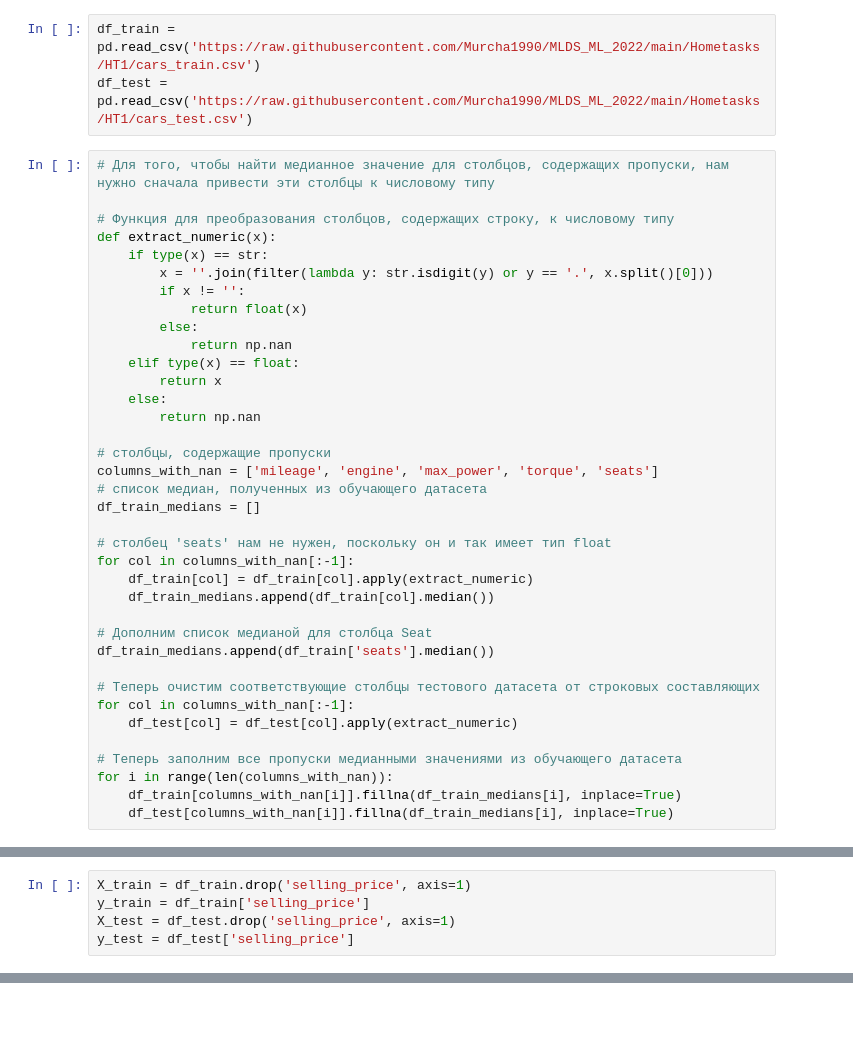
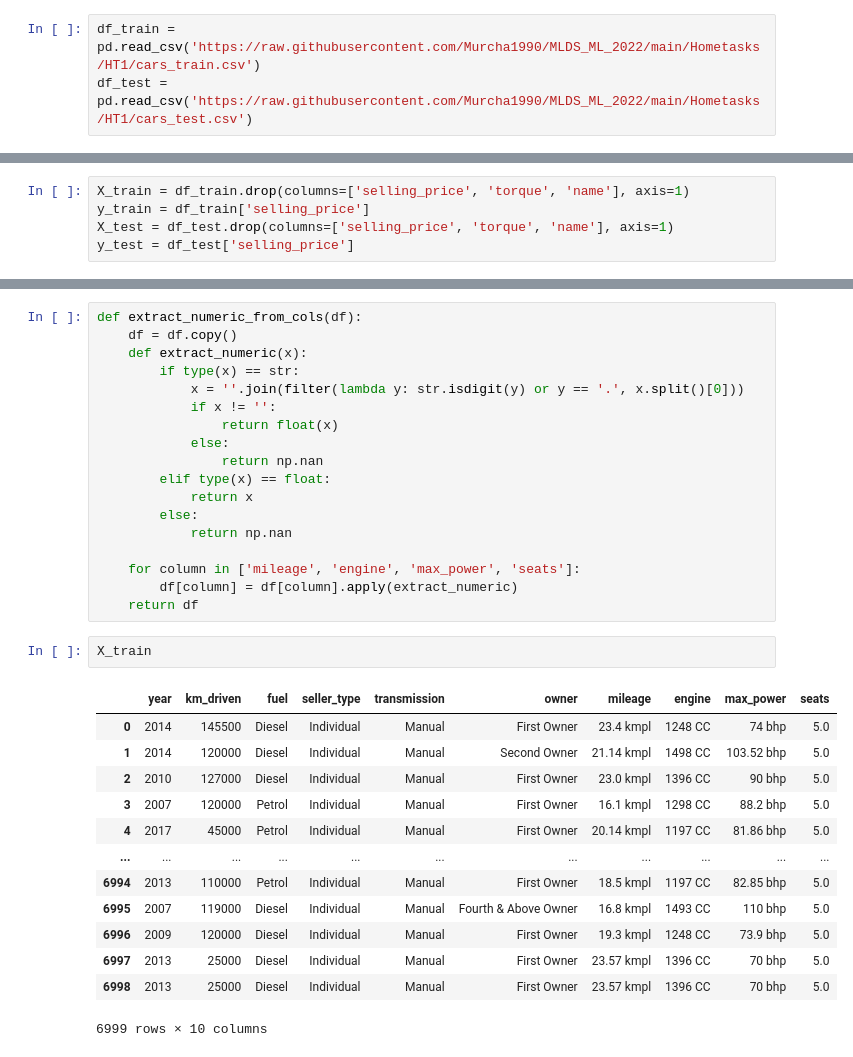
Before and after one commit to Neuralist88/HSE_AI_ML_course_hw_01, a Jupyter notebook: custom_pipeline.ipynb, the cells around one changed output, grey strips where cells are left out. Cells and saved outputs as stored; diff of their text form; blank space fills up the shorter version.

```diff
--- a/custom_pipeline.ipynb
+++ b/custom_pipeline.ipynb
@@ -51,40 +20,3 @@ class CustomTransformer(BaseEstimator, TransformerMixin):
 # %%
 df_train = pd.read_csv('https://raw.githubusercontent.com/Murcha1990/MLDS_ML_2022/main/Hometasks/HT1/cars_train.csv')
 df_test = pd.read_csv('https://raw.githubusercontent.com/Murcha1990/MLDS_ML_2022/main/Hometasks/HT1/cars_test.csv')
-# %%
-# Для того, чтобы найти медианное значение для столбцов, содержащих пропуски, нам нужно сначала привести эти столбцы к числовому типу
-
-# Функция для преобразования столбцов, содержащих строку, к числовому типу
-def extract_numeric(x):
-    if type(x) == str:
-        x = ''.join(filter(lambda y: str.isdigit(y) or y == '.', x.split()[0]))
-        if x != '':
-            return float(x)
-        else:
-            return np.nan
-    elif type(x) == float:
-        return x
-    else:
-        return np.nan
-
-# столбцы, содержащие пропуски
-columns_with_nan = ['mileage', 'engine', 'max_power', 'torque', 'seats']
-# список медиан, полученных из обучающего датасета
-df_train_medians = []
-
-# столбец 'seats' нам не нужен, поскольку он и так имеет тип float
-for col in columns_with_nan[:-1]:
-    df_train[col] = df_train[col].apply(extract_numeric)
-    df_train_medians.append(df_train[col].median())
-
-# Дополним список медианой для столбца Seat
-df_train_medians.append(df_train['seats'].median())
-
-# Теперь очистим соответствующие столбцы тестового датасета от строковых составляющих
-for col in columns_with_nan[:-1]:
-    df_test[col] = df_test[col].apply(extract_numeric)
-
-# Теперь заполним все пропуски медианными значениями из обучающего датасета
-for i in range(len(columns_with_nan)):
-    df_train[columns_with_nan[i]].fillna(df_train_medians[i], inplace=True)
-    df_test[columns_with_nan[i]].fillna(df_train_medians[i], inplace=True)
@@ -104,5 +23,5 @@ For example, when doing 'df[col].method(value, inplace=True)', try using 'df.met
 # %%
-X_train = df_train.drop('selling_price', axis=1)
+X_train = df_train.drop(columns=['selling_price', 'torque', 'name'], axis=1)
 y_train = df_train['selling_price']
-X_test = df_test.drop('selling_price', axis=1)
+X_test = df_test.drop(columns=['selling_price', 'torque', 'name'], axis=1)
 y_test = df_test['selling_price']
@@ -137,0 +28,34 @@ ValueError: For a sparse output, all columns should be a numeric or convertible
+# %%
+def extract_numeric_from_cols(df):
+    df = df.copy()
+    def extract_numeric(x):
+        if type(x) == str:
+            x = ''.join(filter(lambda y: str.isdigit(y) or y == '.', x.split()[0]))
+            if x != '':
+                return float(x)
+            else:
+                return np.nan
+        elif type(x) == float:
+            return x
+        else:
+            return np.nan
+
+    for column in ['mileage', 'engine', 'max_power', 'seats']:
+        df[column] = df[column].apply(extract_numeric)
+    return df
+# %%
+X_train
+# %% [output]
+|  | year | km_driven | fuel | seller_type | transmission | owner | mileage | engine | max_power | seats |
+| 0 | 2014 | 145500 | Diesel | Individual | Manual | First Owner | 23.4 kmpl | 1248 CC | 74 bhp | 5.0 |
+| 1 | 2014 | 120000 | Diesel | Individual | Manual | Second Owner | 21.14 kmpl | 1498 CC | 103.52 bhp | 5.0 |
+| 2 | 2010 | 127000 | Diesel | Individual | Manual | First Owner | 23.0 kmpl | 1396 CC | 90 bhp | 5.0 |
+| 3 | 2007 | 120000 | Petrol | Individual | Manual | First Owner | 16.1 kmpl | 1298 CC | 88.2 bhp | 5.0 |
+| 4 | 2017 | 45000 | Petrol | Individual | Manual | First Owner | 20.14 kmpl | 1197 CC | 81.86 bhp | 5.0 |
+| ... | ... | ... | ... | ... | ... | ... | ... | ... | ... | ... |
+| 6994 | 2013 | 110000 | Petrol | Individual | Manual | First Owner | 18.5 kmpl | 1197 CC | 82.85 bhp | 5.0 |
+| 6995 | 2007 | 119000 | Diesel | Individual | Manual | Fourth & Above Owner | 16.8 kmpl | 1493 CC | 110 bhp | 5.0 |
+| 6996 | 2009 | 120000 | Diesel | Individual | Manual | First Owner | 19.3 kmpl | 1248 CC | 73.9 bhp | 5.0 |
+| 6997 | 2013 | 25000 | Diesel | Individual | Manual | First Owner | 23.57 kmpl | 1396 CC | 70 bhp | 5.0 |
+| 6998 | 2013 | 25000 | Diesel | Individual | Manual | First Owner | 23.57 kmpl | 1396 CC | 70 bhp | 5.0 |
+6999 rows × 10 columns
```
Also changed, not shown: parts of 10 cells of this notebook, 5 other files.
